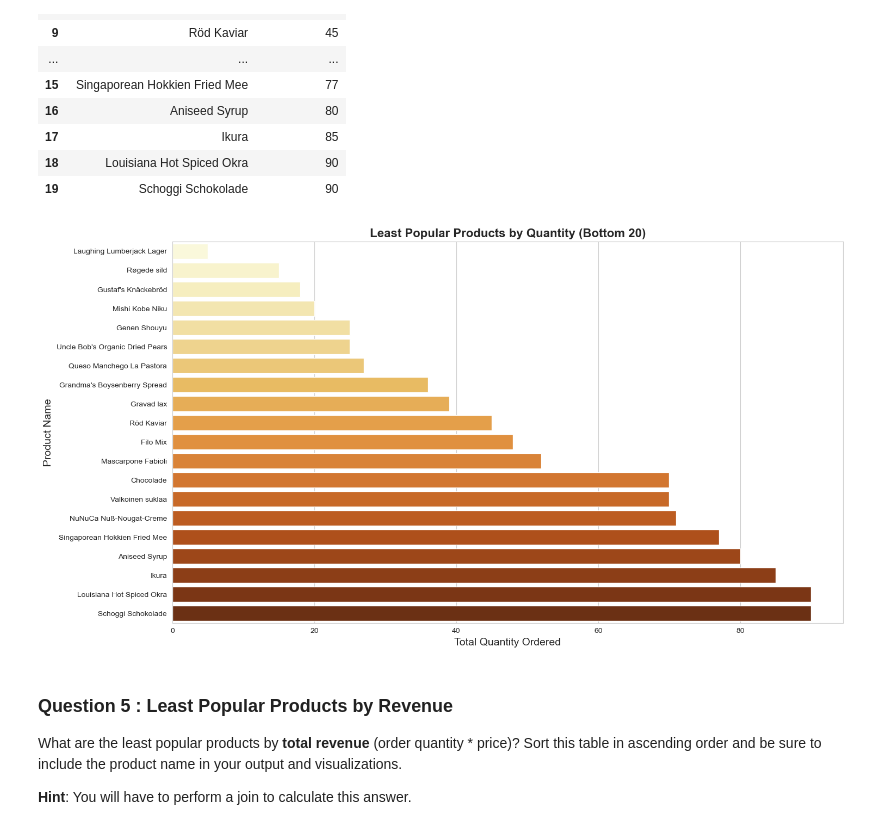
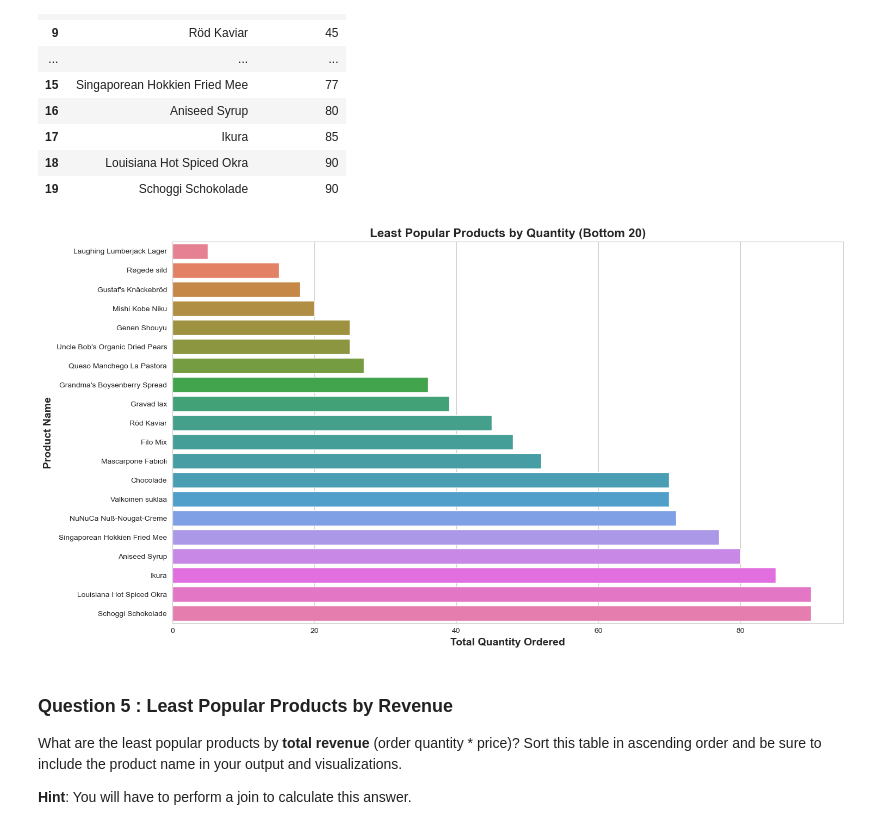
Before and after one commit to jesseniadia/Ad-Hoc-Data-Reporting, a Jupyter notebook: adhoc-sql (TLab 4)/adhoc_report.ipynb, the cells around one changed output. Saved outputs shown, nothing was run; the diff lists cells and outputs as text; code cells hidden in the pictures.

```diff
--- a/adhoc-sql (TLab 4)/adhoc_report.ipynb
+++ b/adhoc-sql (TLab 4)/adhoc_report.ipynb
@@ -93,21 +116,14 @@ Frequent_Country_Supplier_df
 | 14 | Denmark | 1 |
 | 15 | Brazil | 1 |
 # %%
-# TODO: Convert your list of tuples to a dataframe
-#df = pd.DataFrame(Frequent_Country_Supplier, columns=["Country","SupplierCount"])
-#df
-
 # TODO: Generate a visualization on this dataframe
-"""hue='ColorGroup', legend=False
-sns.set_style("whitegrid")
-df = df.sort_values("SupplierCount", ascending=False)
-df['ColorGroup'] = df['Country']"""
 
 plt.figure(figsize=(15, 8))
 sns.barplot(data=Frequent_Country_Supplier_df, x='Country', y='SupplierCount')
 plt.title("Most Frequent Supplier Countries", fontsize=16, weight='bold')
-plt.xlabel("Country", fontsize=14)
-plt.ylabel("Number of Suppliers", fontsize=14)
+plt.xlabel("Country", fontsize=14,weight='bold')
+plt.ylabel("Number of Suppliers", fontsize=14, weight='bold')
+plt.xticks(rotation=45)
 plt.tight_layout()
 plt.show()
 # %% [output]
@@ -254,28 +265,18 @@ Least_Pop_Quantity_df
 | 18 | Louisiana Hot Spiced Okra | 90 |
 | 19 | Schoggi Schokolade | 90 |
 # %%
+# TODO: Generate a visualization on this dataframe
 Least_Pop_Quantity_df = Least_Pop_Quantity_df.sort_values("TotalQuantity", ascending=True)
 
 plt.figure(figsize=(15, 8))
-palette = sns.color_palette("YlOrBr", len(Least_Pop_Quantity))
-
-sns.barplot(
-    data=Least_Pop_Quantity_df,
-    x="TotalQuantity",
-    y="ProductName",
-    hue="ProductName",
-    palette=palette,
-    dodge=False,
-    legend=False
-)
-
+sns.barplot(data=Least_Pop_Quantity_df, x="TotalQuantity", y="ProductName", hue="ProductName")
 plt.title("Least Popular Products by Quantity (Bottom 20)", fontsize=16, weight='bold')
-plt.xlabel("Total Quantity Ordered", fontsize=14)
-plt.ylabel("Product Name", fontsize=14)
+plt.xlabel("Total Quantity Ordered", fontsize=14, weight='bold')
+plt.ylabel("Product Name", fontsize=14, weight='bold')
 plt.tight_layout()
 plt.show()
 # %% [output]
-[figure, old version]
+[figure, new version]
 # %% [markdown]
 ### Question 5 : Least Popular Products by Revenue
 
```
Also changed, not shown: parts of 32 cells of this notebook.
